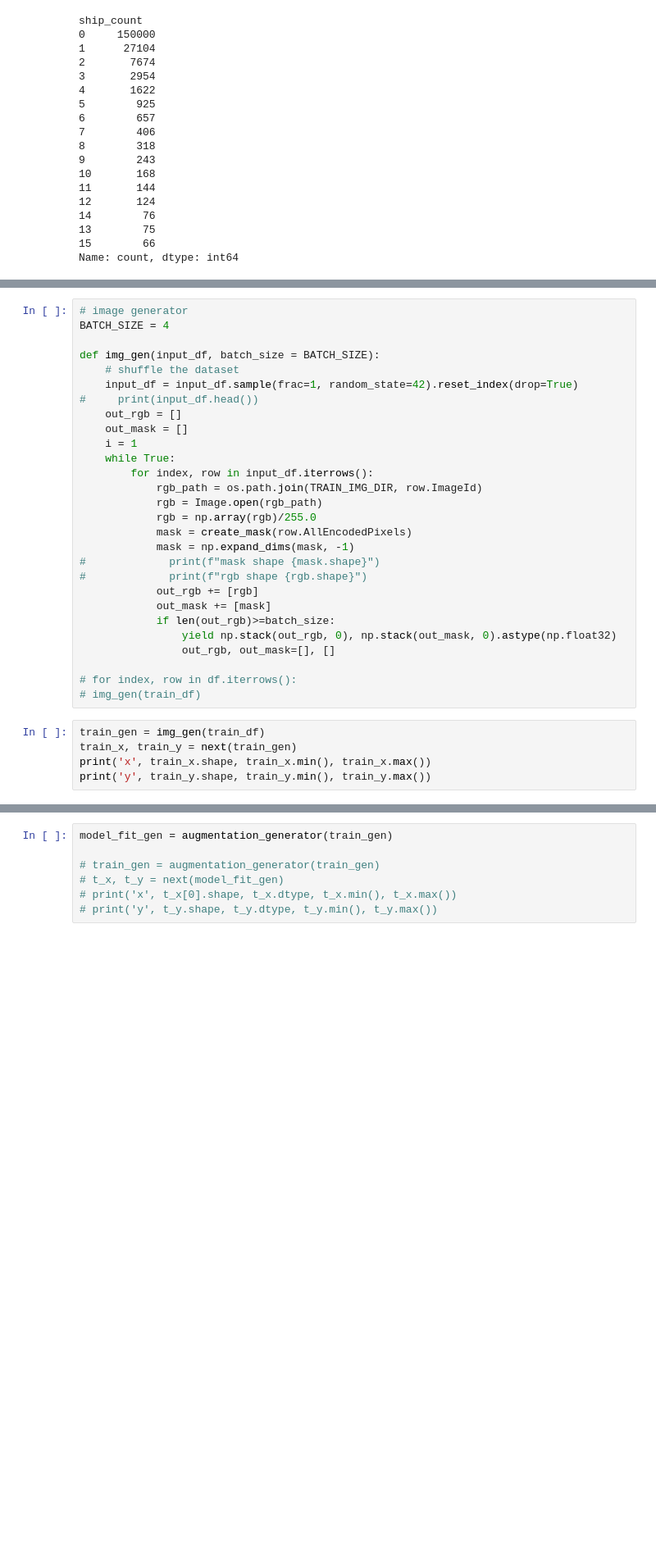
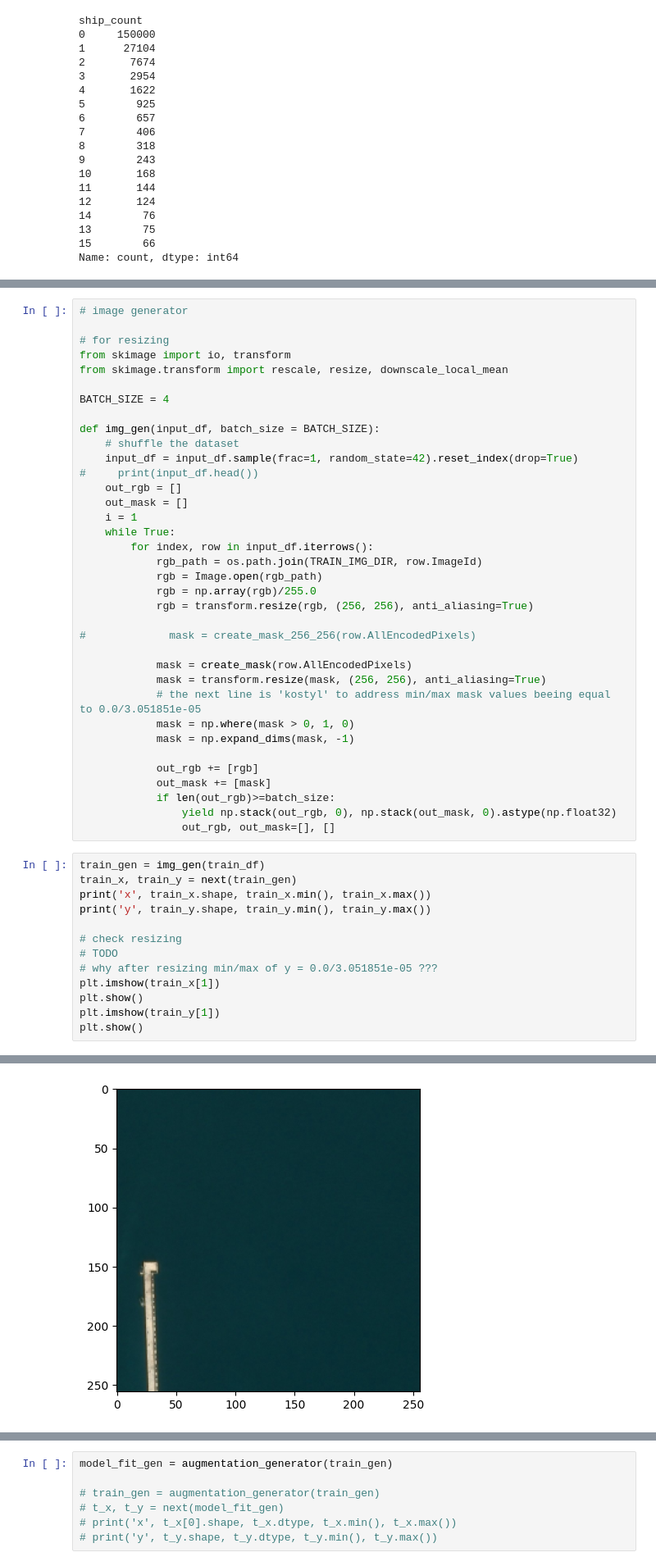
Before and after one commit to mykola-mmm/airbus_kaggel, a Jupyter notebook: notebookc1310aa8db.ipynb, the cells around one changed output, grey strips where cells are left out. Shown: that part at 82% size. Drawn from its saved outputs; the diff is of its cells as text; blank space fills up the shorter version.

Commit message:
added img/mask downscaling, training finally working

```diff
--- a/notebookc1310aa8db.ipynb
+++ b/notebookc1310aa8db.ipynb
@@ -188,5 +201,10 @@ def create_mask(mask_array, width=768, height=768):
 # %%
 # image generator
+
+# for resizing
+from skimage import io, transform
+from skimage.transform import rescale, resize, downscale_local_mean
+
 BATCH_SIZE = 4
 
 def img_gen(input_df, batch_size = BATCH_SIZE):
@@ -201,21 +219,32 @@ def img_gen(input_df, batch_size = BATCH_SIZE):
             rgb_path = os.path.join(TRAIN_IMG_DIR, row.ImageId)
             rgb = Image.open(rgb_path)
             rgb = np.array(rgb)/255.0
+            rgb = transform.resize(rgb, (256, 256), anti_aliasing=True)
+
+#             mask = create_mask_256_256(row.AllEncodedPixels)
+
             mask = create_mask(row.AllEncodedPixels)
+            mask = transform.resize(mask, (256, 256), anti_aliasing=True)
+            # the next line is 'kostyl' to address min/max mask values beeing equal to 0.0/3.051851e-05
+            mask = np.where(mask > 0, 1, 0)
             mask = np.expand_dims(mask, -1)
-#             print(f"mask shape {mask.shape}")
-#             print(f"rgb shape {rgb.shape}")
+
             out_rgb += [rgb]
             out_mask += [mask]
             if len(out_rgb)>=batch_size:
                 yield np.stack(out_rgb, 0), np.stack(out_mask, 0).astype(np.float32)
                 out_rgb, out_mask=[], []
-
-# for index, row in df.iterrows():
-# img_gen(train_df)
 # %%
 train_gen = img_gen(train_df)
 train_x, train_y = next(train_gen)
 print('x', train_x.shape, train_x.min(), train_x.max())
 print('y', train_y.shape, train_y.min(), train_y.max())
+
+# check resizing
+# TODO
+# why after resizing min/max of y = 0.0/3.051851e-05 ???
+plt.imshow(train_x[1])
+plt.show()
+plt.imshow(train_y[1])
+plt.show()
 # %% [output]
@@ -223,0 +253 @@ y (4, 768, 768, 1) 0.0 1.0
+[figure, added]
```
Also changed, not shown: parts of 13 cells of this notebook.
